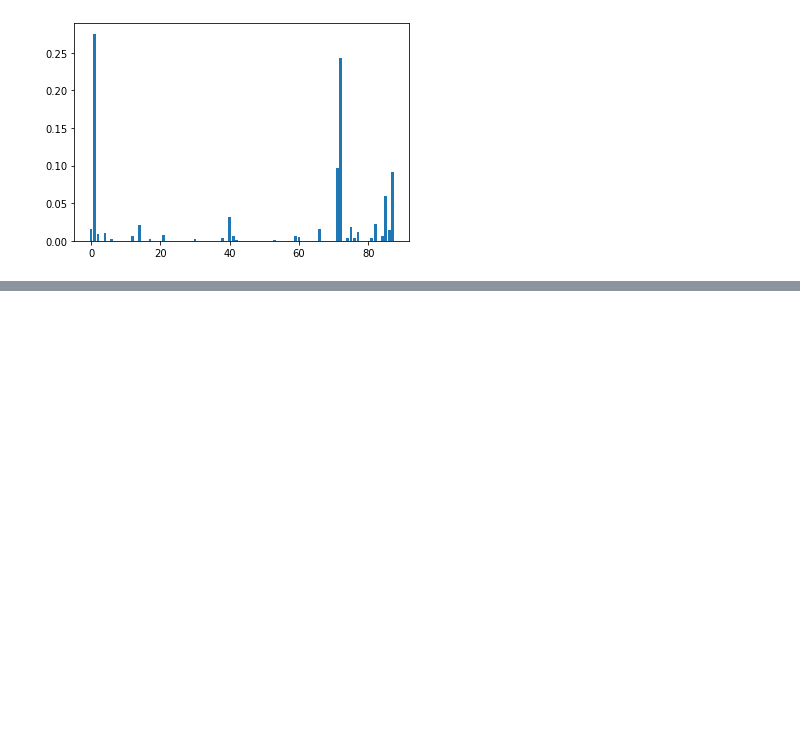
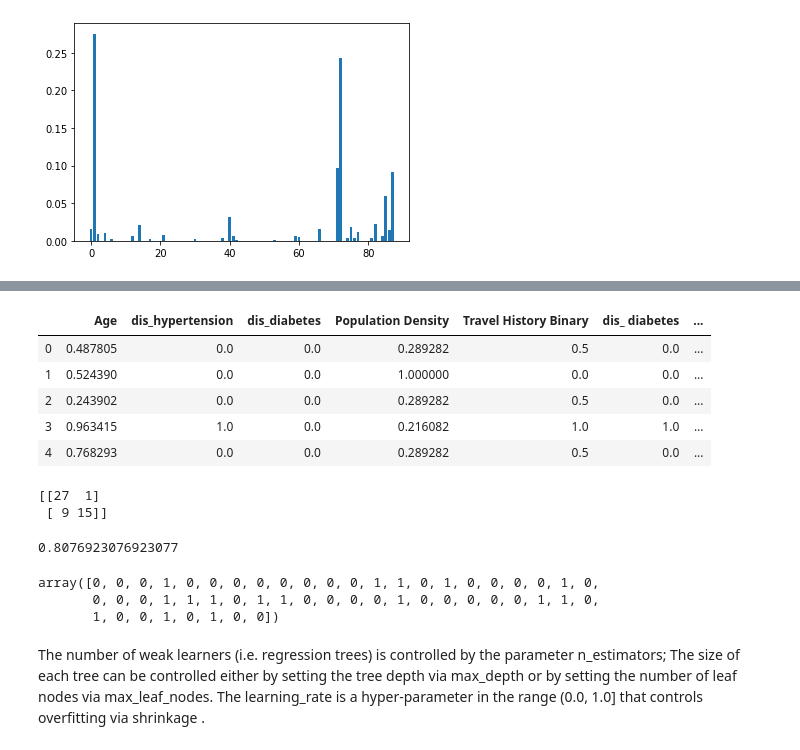
Before and after one commit to angelaaaateng/ML_COVID_PREDICTION, a Jupyter notebook: master-at.ipynb, the cells around one changed output, grey strips where cells are left out. Drawn from its saved outputs; the diff is of its cells as text; code cells hidden in the pictures; blank space fills up the shorter version.

```diff
--- a/master-at.ipynb
+++ b/master-at.ipynb
@@ -1796,10 +1796,9 @@ from sklearn import inspection
 # %%
 from sklearn.ensemble import GradientBoostingClassifier
 
-model = GradientBoostingClassifier(random_state=42)
-model.fit(X_train, y_train)
-y_preds = model.predict(X_val)
-cm = confusion_matrix(y_val, y_preds)
-print(cm)
-model.score(X_val,  y_val)
+gbm = GradientBoostingClassifier(random_state=42)
+gbm.fit(X_train, y_train)
+y_preds = gbm.predict(X_val)
+cm_gbm = confusion_matrix(y_val, y_preds)
+gbm.score(X_val,  y_val)
 # %% [output]
@@ -1870,0 +1884,33 @@ You should consider upgrading via the '/Library/Frameworks/Python.framework/Vers
+# %%
+# retrain XGBoost on important features
+xgb_feat_imp_train = X_train.iloc[:,[1, 72, 71, 87, 85, 40, 82, 14]]
+xgb_feat_imp_train.head()
+
+xgb_feat_imp_val = X_val.iloc[:,[1, 72, 71, 87, 85, 40, 82, 14]]
+xgb_feat_imp_val.head()
+# %% [output]
+|  | Age | dis_hypertension | dis_diabetes | Population Density | Travel History Binary | dis_ diabetes | ... |
+| 0 | 0.487805 | 0.0 | 0.0 | 0.289282 | 0.5 | 0.0 | ... |
+| 1 | 0.524390 | 0.0 | 0.0 | 1.000000 | 0.0 | 0.0 | ... |
+| 2 | 0.243902 | 0.0 | 0.0 | 0.289282 | 0.5 | 0.0 | ... |
+| 3 | 0.963415 | 1.0 | 0.0 | 0.216082 | 1.0 | 1.0 | ... |
+| 4 | 0.768293 | 0.0 | 0.0 | 0.289282 | 0.5 | 0.0 | ... |
+# %%
+gbm = GradientBoostingClassifier(random_state=42)
+gbm.fit(xgb_feat_imp_train, y_train)
+y_preds = gbm.predict(xgb_feat_imp_val)
+cm_gbm_small = confusion_matrix(y_val, y_preds)
+print(cm_gbm_small)
+gbm.score(xgb_feat_imp_val,  y_val)
+# %% [output]
+[[27  1]
+ [ 9 15]]
+0.8076923076923077
+# %%
+y_preds
+# %% [output]
+array([0, 0, 0, 1, 0, 0, 0, 0, 0, 0, 0, 0, 1, 1, 0, 1, 0, 0, 0, 0, 1, 0,
+       0, 0, 0, 1, 1, 1, 0, 1, 1, 0, 0, 0, 0, 1, 0, 0, 0, 0, 0, 1, 1, 0,
+       1, 0, 0, 1, 0, 1, 0, 0])
+# %% [markdown]
+The number of weak learners (i.e. regression trees) is controlled by the parameter n_estimators; The size of each tree can be controlled either by setting the tree depth via max_depth or by setting the number of leaf nodes via max_leaf_nodes. The learning_rate is a hyper-parameter in the range (0.0, 1.0] that controls overfitting via shrinkage .
```
Also changed, not shown: parts of 15 cells of this notebook, 2 other files.
